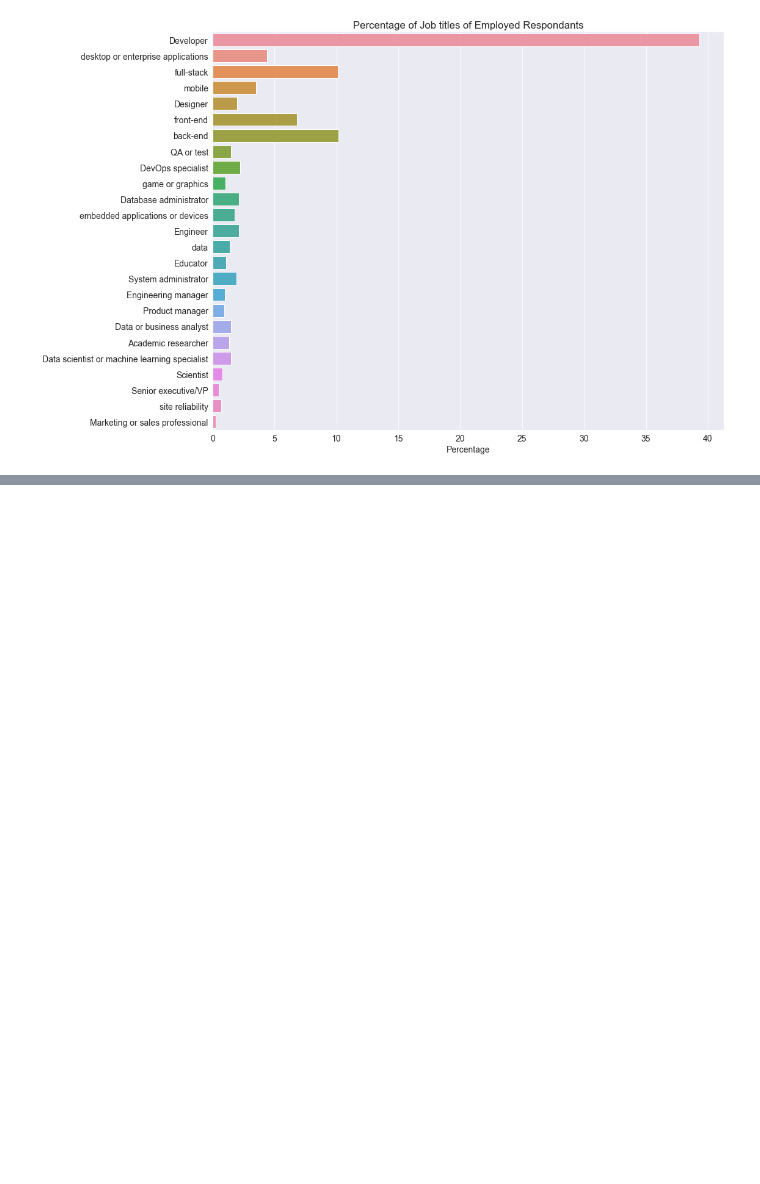
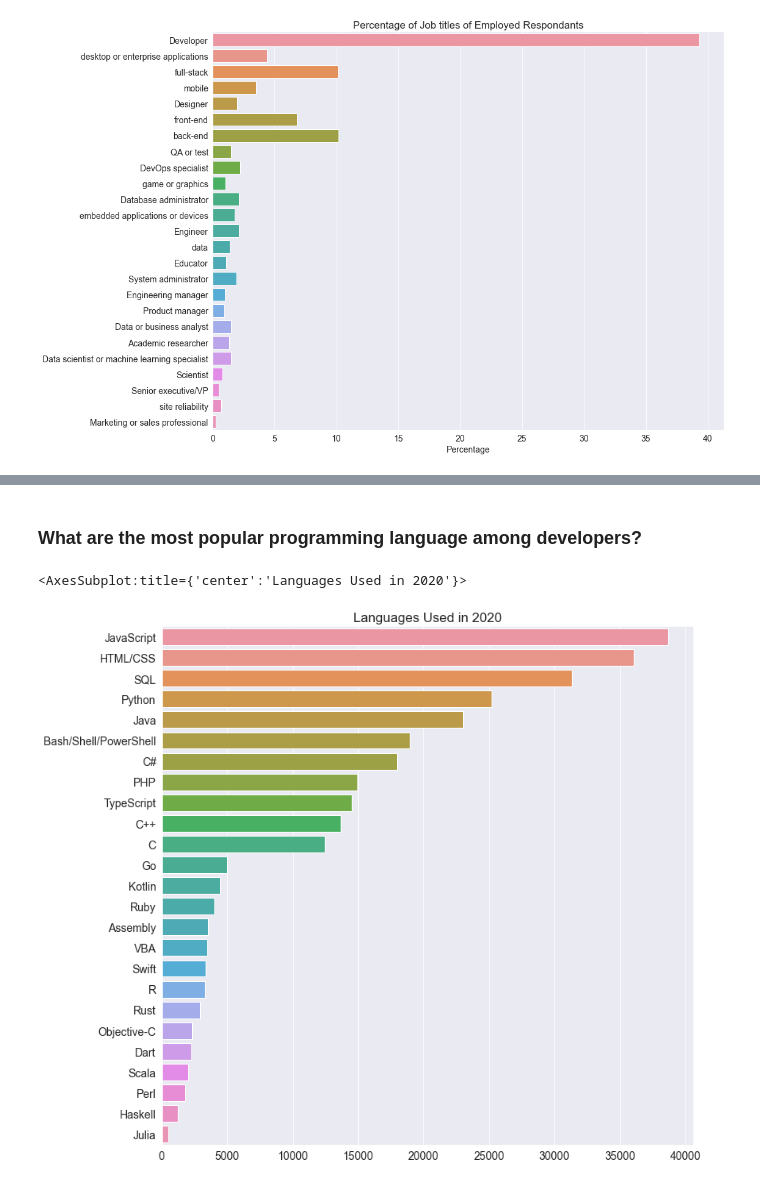
Before and after one commit to Narapady/stackoverflow-EDA, a Jupyter notebook: exploratory_data.ipynb, the cells around one changed output, grey strips where cells are left out. Drawn from its saved outputs; the diff is of its cells as text; code cells hidden in the pictures; blank space fills up the shorter version.

```diff
--- a/exploratory_data.ipynb
+++ b/exploratory_data.ipynb
@@ -420,9 +420,9 @@ schema_raw['DevType']
 'Which of the following describe you? Please select all that apply.'
 # %%
 import re
-from collections import Counter
+from collections import Counter, OrderedDict
 
-def count_job_title(series):
+def count_items(series):
     """Take a series and count different kind of position"""
     result = []
     # loop through each row, split, and add to result list
@@ -482,2 +481,14 @@ plt.xlabel("Count")
 Text(0.5, 0, 'Count')
 [figure]
+# %% [markdown]
+### What are the most popular programming language among developers?
+# %%
+language_dict = count_items(survey_df['LanguageWorkedWith'])
+language_dict = {k: v for k, v in sorted(language_dict.items(), key=lambda item: item[1], reverse=True)}
+
+plt.figure(figsize=(12,12))
+plt.title('Languages Used in 2020')
+sns.barplot(x=list(language_dict.values()), y=list(language_dict.keys()))
+# %% [output]
+<AxesSubplot:title={'center':'Languages Used in 2020'}>
+[figure, added]
```
Also changed, not shown: parts of 13 cells of this notebook.
